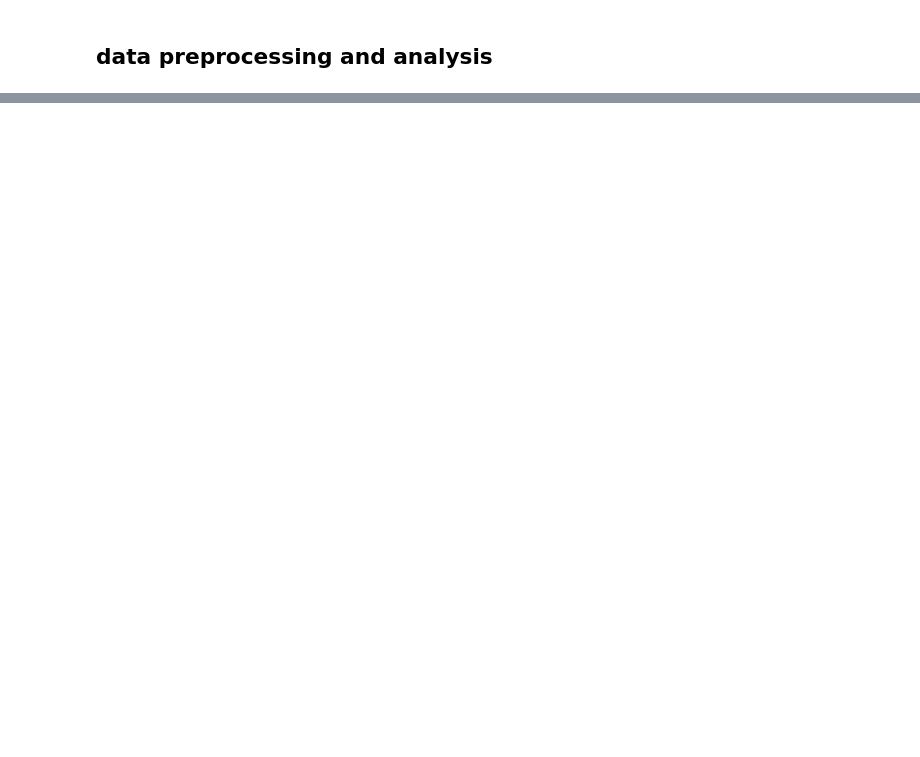
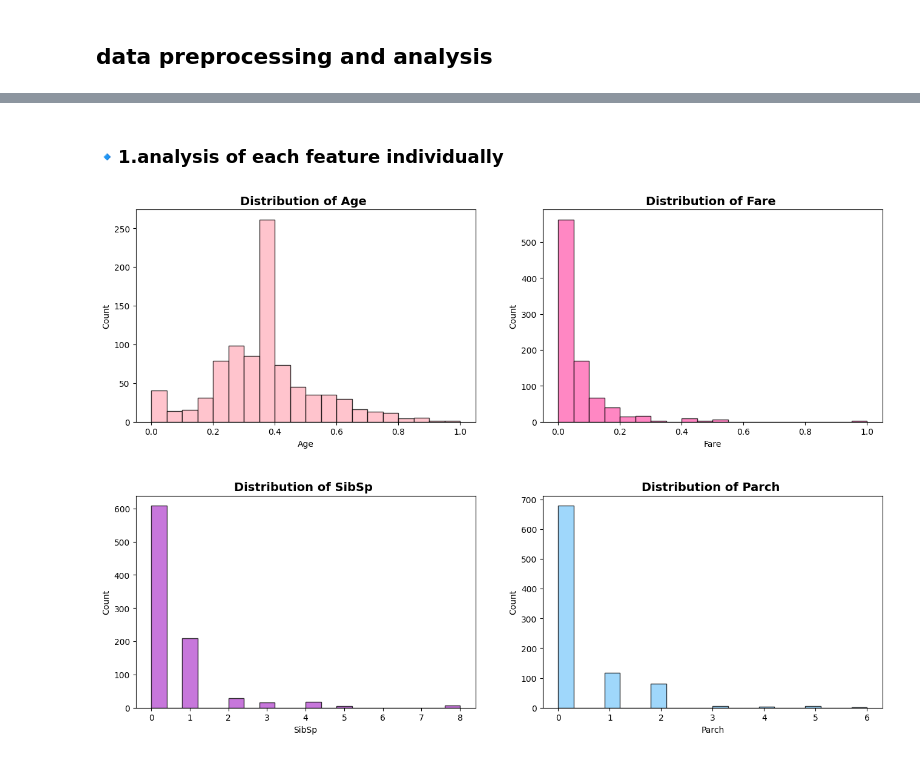
Before and after one commit to shahed137003/ML-projects, a Jupyter notebook: Beginner Level/Logistic Regression/Titanic Survival Prediction.ipynb, the cells around one changed output, grey strips where cells are left out. Drawn from its saved outputs; the diff is of its cells as text; code cells hidden in the pictures; blank space fills up the shorter version.

```diff
--- a/Beginner Level/Logistic Regression/Titanic Survival Prediction.ipynb
+++ b/Beginner Level/Logistic Regression/Titanic Survival Prediction.ipynb
@@ -42,7 +42,9 @@ from sklearn.preprocessing import MinMaxScaler
 
 # Select categorical features
 cat_features = ["Sex", "Embarked", "Pclass"]
-
+sex_feature=df["Sex"]
+Embarked_feature=df["Embarked"]
+Pclass_feature=df["Pclass"]
 # One-hot encoding
 nominal_dummies = pd.get_dummies(df[cat_features], drop_first=True)
 df = pd.concat([df, nominal_dummies], axis=1)
@@ -65,3 +67,7 @@ df = df.drop_duplicates()
 # Scale Fare
 scaler = MinMaxScaler()
 df["Fare"] = scaler.fit_transform(df[["Fare"]])
+df["Age"]=scaler.fit_transform(df[["Age"]])
+
+
+df.head(3)
@@ -67,0 +107,11 @@ df["Fare"] = scaler.fit_transform(df[["Fare"]])
+# %%
+## we will extract the ticket prefix of the letter
+# Extract ticket prefix (letters only)
+df["TicketPrefix"] = df["Ticket"].str.extract(r'([A-Za-z]+)', expand=False).fillna("None")
+ticketPrefix=df["TicketPrefix"]
+# Encode TicketPrefix
+df = pd.get_dummies(df, columns=["TicketPrefix"], drop_first=True)
+
+# Drop the original Ticket column
+df.drop("Ticket", axis=1, inplace=True)
+df.head(3)
@@ -67,0 +168,23 @@ df["Fare"] = scaler.fit_transform(df[["Fare"]])
+# %% [markdown]
+### 🔹1.analysis of each feature individually
+# %%
+## numerical features
+pastel_colors = ["#FFB6C1", "#FF69B4", "#BA55D3", "#87CEFA"]
+# light pink, hot pink, orchid purple, baby blue
+
+# Select numerical features
+num_features = ["Age", "Fare", "SibSp", "Parch"]
+
+fig, axes = plt.subplots(2, 2, figsize=(14, 10))
+axes = axes.flatten()  # flatten for easy iteration
+
+for i, feature in enumerate(num_features):
+    axes[i].hist(df[feature].dropna(), bins=20, color=pastel_colors[i], edgecolor="black", alpha=0.8)
+    axes[i].set_title(f"Distribution of {feature} ", fontsize=14, fontweight="bold")
+    axes[i].set_xlabel(feature)
+    axes[i].set_ylabel("Count")
+
+plt.tight_layout(pad=4)
+plt.show()
+# %% [output]
+[figure, added]
```
Also changed, not shown: parts of 13 cells of this notebook.
